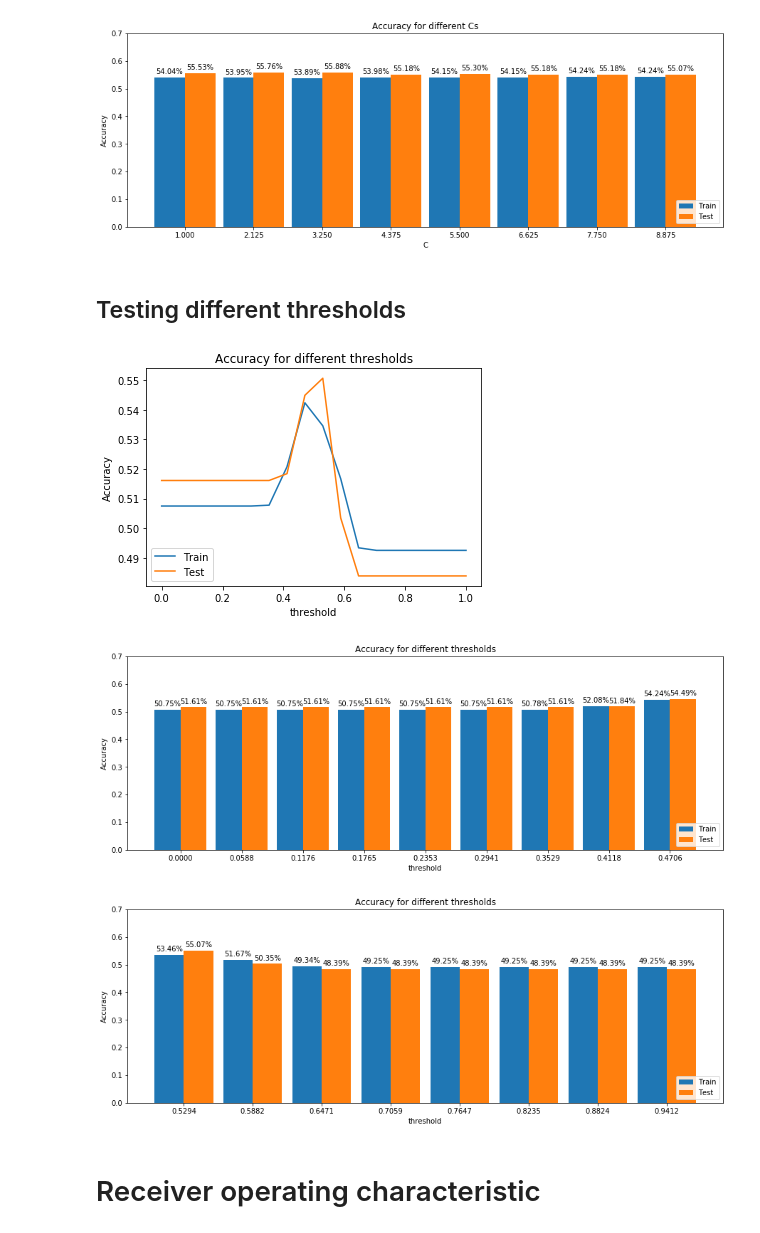
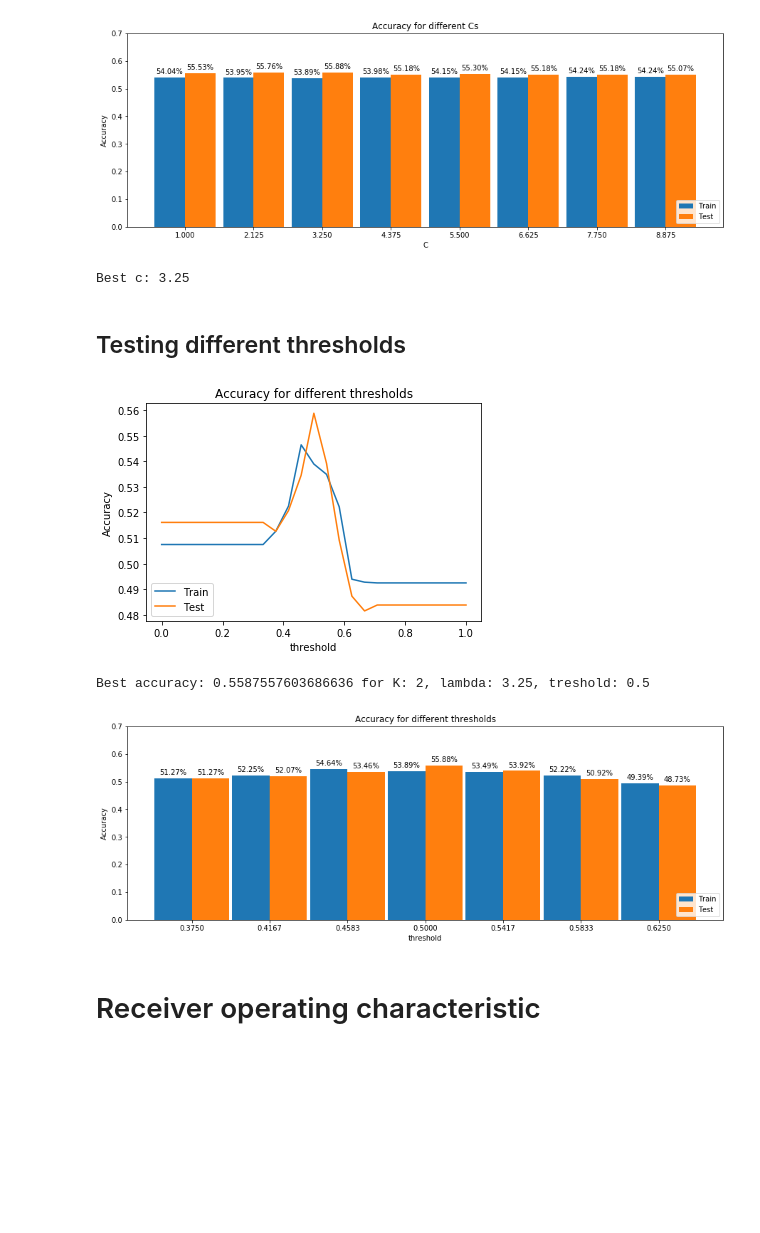
Before and after one commit to TheFebrin/LimitOrderBook, a Jupyter notebook: LOB_project.ipynb, the cells around one changed output. Cells and saved outputs as stored; diff of their text form; code cells hidden in the pictures; blank space fills up the shorter version.

```diff
--- a/LOB_project.ipynb
+++ b/LOB_project.ipynb
@@ -327,7 +360,8 @@ $$H_{f}(x) \  \text{is Hessian matrix and} \ \gamma \ \text{is step size.}$$
 L-BFGS-B solver tries to find optimum of $f$ function using $\nabla f(x)$.
 # %%
 class Logistic_Regression:
-    def __init__(self, max_iter=500, solver_calls=5, lambda_=0.5, Theta=None, solver='l_bfgs_b', debug=False):
+    def __init__(self, max_iter=500, solver_calls=5, lambda_=0.5, Theta=None, \
+                 solver='l_bfgs_b', debug=False):
         self.Theta = Theta
         self.solver_calls = solver_calls
         self.max_iter = max_iter
@@ -600,4 +633,5 @@ plot_bar(X=k_list, Y1=train_c, Y2=test_c, title='Accuracy for different Ks', x_t
 [figure]
 # %%
 # chosing best K
-best_k = 2
+best_k = k_list[np.argmax(test_c)]
+print(f'Best K: {best_k}')
@@ -637,7 +672,10 @@ plot_bar(X=C_list, Y1=train_c, Y2=test_c, title='Accuracy for different Cs', x_t
 [figure]
 # %%
 # chose best C
-best_c = 3.2
+best_c = C_list[np.argmax(test_c)]
+print(f'Best c: {best_c}')
+# %% [output]
+Best c: 3.25
 # %% [markdown]
 ## Testing different thresholds
 # %%
@@ -645,8 +683,7 @@ best_c = 3.2
 
 train_c, test_c = [], []
 FPR, TPR, TNR = [], [], []
-threshold = np.linspace(0, 1, 18)
-
+threshold = np.linspace(0, 1, 25)
 X = np.array([[queue_imbalance_k(data,t,k) for k in range(1, best_k+1)] for t in T])
 X_train, X_test, y_train, y_test = train_test_split(
     X, target, test_size=0.2, random_state=42,shuffle=False)
@@ -668,6 +705,7 @@ for th in threshold:
 train_c = np.array(train_c)
 test_c = np.array(test_c)
 # %%
-plot(X=threshold, Y1=train_c, Y2=test_c, title='Accuracy for different thresholds', x_title='threshold')
+plot(X=threshold, Y1=train_c, Y2=test_c, title='Accuracy for different thresholds', \
+     x_title='threshold')
 # %% [output]
-[figure, old version]
+[figure, new version]
@@ -674,9 +714,13 @@ plot(X=threshold, Y1=train_c, Y2=test_c, title='Accuracy for different threshold
+# %%
+print(f'Best accuracy: {best_accuracy} for K: {best_k}, lambda: {best_c}, \
+treshold: {threshold[np.argmax(test_c)]}')
+# %% [output]
+Best accuracy: 0.5587557603686636 for K: 2, lambda: 3.25, treshold: 0.5
 # %%
-plot_bar(X=threshold, Y1=train_c, Y2=test_c, title='Accuracy for different thresholds', x_title='threshold', width=0.025, b=len(threshold) // 2)
-plot_bar(X=threshold, Y1=train_c, Y2=test_c, title='Accuracy for different thresholds', x_title='threshold', width=0.025, a=len(threshold) // 2, b=-1)
+plot_bar(X=threshold, Y1=train_c, Y2=test_c, title='Accuracy for different thresholds', \
+         x_title='threshold', width=0.02, a=len(threshold) // 2 - 3, b=len(threshold) // 2 + 4)
 # %% [output]
-[figure, old version]
+[figure, new version]
-[figure, removed]
 # %% [markdown]
 # Receiver operating characteristic
 # %% [markdown]
```
Also changed, not shown: parts of 16 cells of this notebook.
